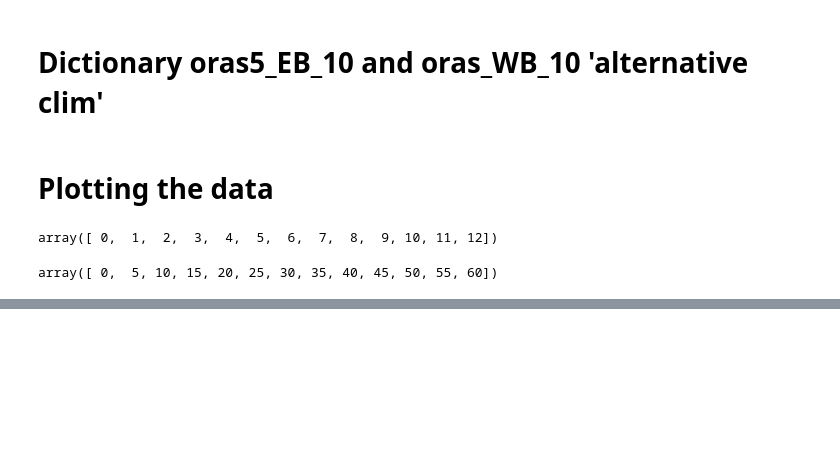
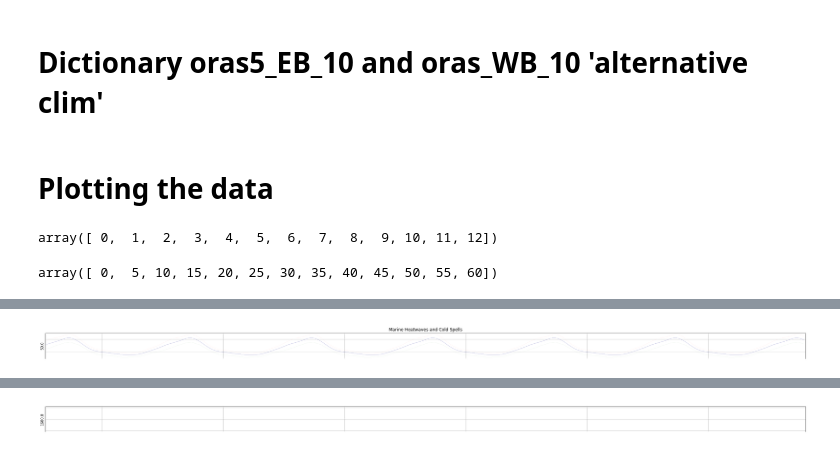
Before and after one commit to Marie-Louise-Korte/Rockall_Trough_MHW, a Jupyter notebook: RT_instrument_data.ipynb, the cells around one changed output, grey strips where cells are left out. Saved outputs shown, nothing was run; the diff lists cells and outputs as text; code cells hidden in the pictures; blank space fills up the shorter version.

```diff
--- a/RT_instrument_data.ipynb
+++ b/RT_instrument_data.ipynb
@@ -402,0 +414,5 @@ for n in depth_EB:
+# %%
+for n in depth_WB:
+    OV_stacked_events(oras5_WB_10, n);
+# %% [output]
+[figure, added]
@@ -402,0 +427 @@ for n in depth_EB:
+[figure, added]
```
Also changed, not shown: parts of 12 cells of this notebook.
